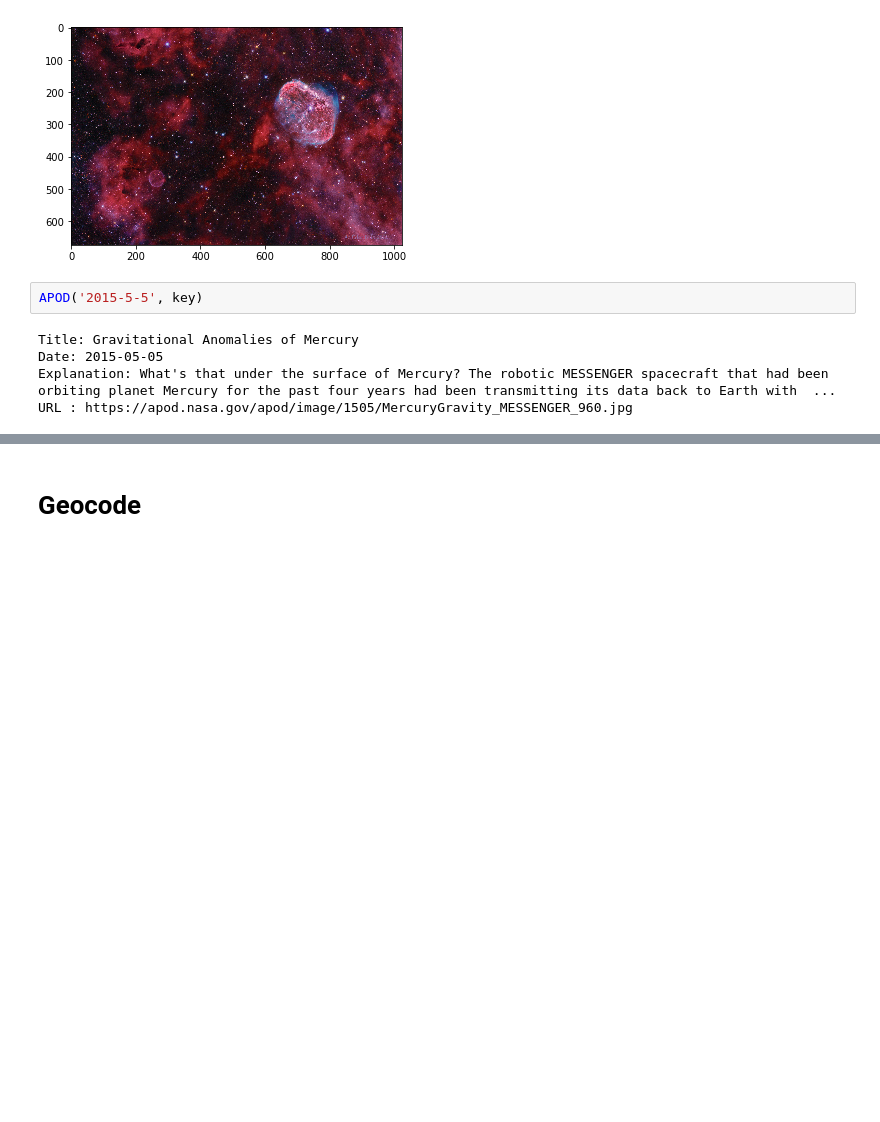
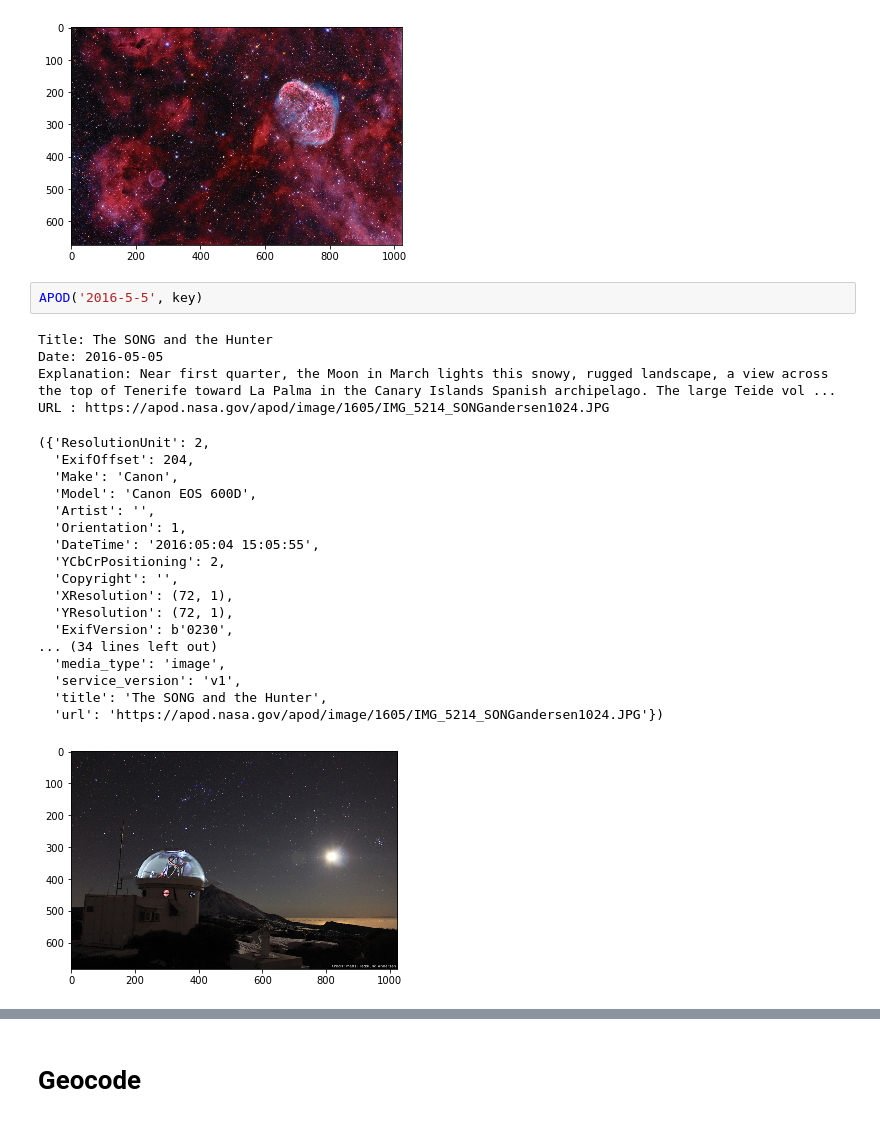
Before and after one commit to crispybacon/ApolloRepo, a Jupyter notebook: important_stuff/NASA endpoints.ipynb, the cells around one changed output, grey strips where cells are left out. Cells and saved outputs as stored; diff of their text form; blank space fills up the shorter version.

```diff
--- a/important_stuff/NASA endpoints.ipynb
+++ b/important_stuff/NASA endpoints.ipynb
@@ -93,10 +81,28 @@ URL : https://apod.nasa.gov/apod/image/1512/ngc6888_soap_eder_m1024.jpg
   'url': 'https://apod.nasa.gov/apod/image/1512/ngc6888_soap_eder_m1024.jpg'})
 [figure]
 # %%
-APOD('2015-5-5', key)
+APOD('2016-5-5', key)
 # %% [output]
-Title: Gravitational Anomalies of Mercury
-Date: 2015-05-05
-Explanation: What's that under the surface of Mercury? The robotic MESSENGER spacecraft that had been orbiting planet Mercury for the past four years had been transmitting its data back to Earth with  ...
-URL : https://apod.nasa.gov/apod/image/1505/MercuryGravity_MESSENGER_960.jpg
+Title: The SONG and the Hunter
+Date: 2016-05-05
+Explanation: Near first quarter, the Moon in March lights this snowy, rugged landscape, a view across the top of Tenerife toward La Palma in the Canary Islands Spanish archipelago. The large Teide vol ...
+URL : https://apod.nasa.gov/apod/image/1605/IMG_5214_SONGandersen1024.JPG
+({'ResolutionUnit': 2,
+  'ExifOffset': 204,
+  'Make': 'Canon',
+  'Model': 'Canon EOS 600D',
+  'Artist': '',
+  'Orientation': 1,
+  'DateTime': '2016:05:04 15:05:55',
+  'YCbCrPositioning': 2,
+  'Copyright': '',
+  'XResolution': (72, 1),
+  'YResolution': (72, 1),
+  'ExifVersion': b'0230',
+... (34 lines left out)
+  'media_type': 'image',
+  'service_version': 'v1',
+  'title': 'The SONG and the Hunter',
+  'url': 'https://apod.nasa.gov/apod/image/1605/IMG_5214_SONGandersen1024.JPG'})
+[figure, added]
 # %%
```
Also changed, not shown: parts of 8 cells of this notebook.
